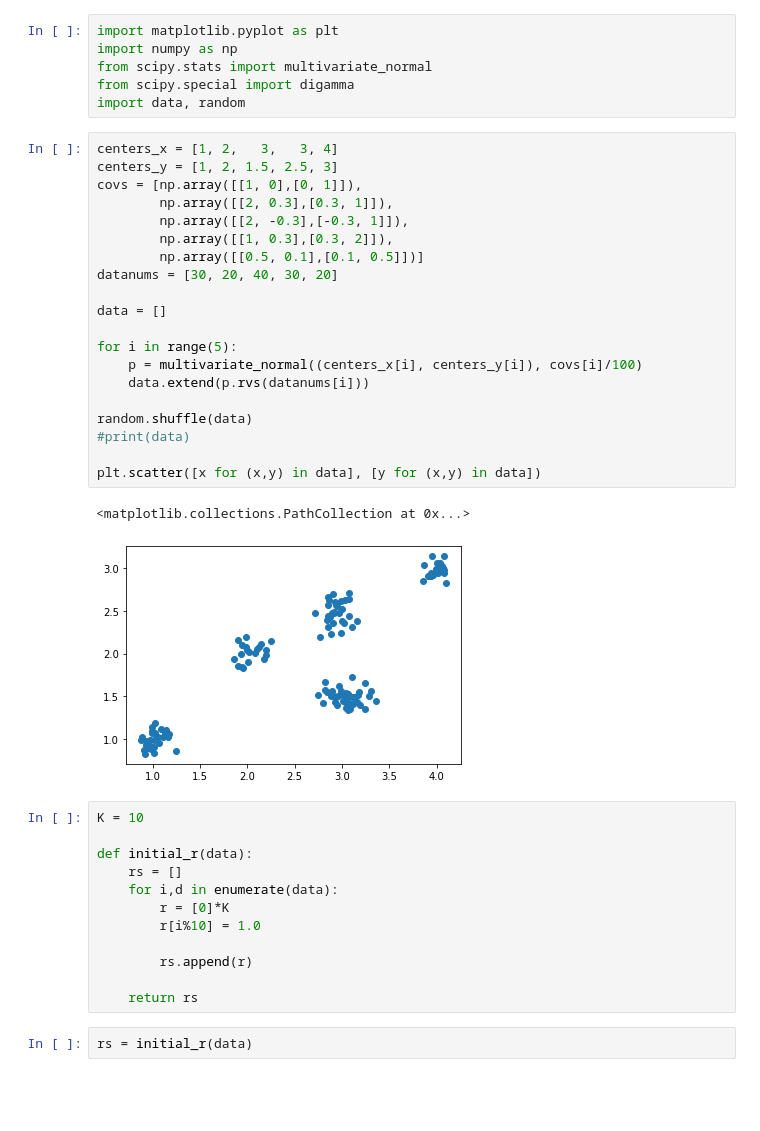
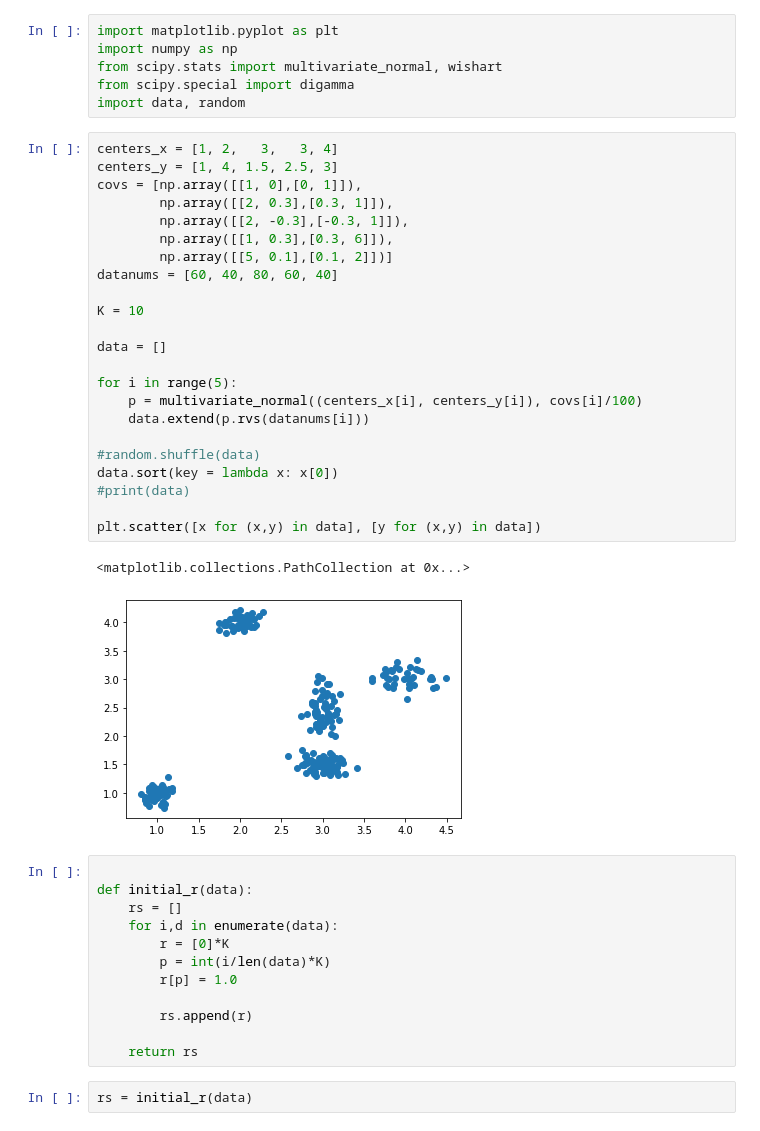
Before and after one commit to ryuichiueda/robot_and_stats_code, a Jupyter notebook: 8章の変分推論.ipynb, the cells around one changed output. Cells and saved outputs as stored; diff of their text form; blank space fills up the shorter version.

```diff
--- a/8章の変分推論.ipynb
+++ b/8章の変分推論.ipynb
@@ -1,40 +1,43 @@
 # %%
 import matplotlib.pyplot as plt
 import numpy as np
-from scipy.stats import multivariate_normal
+from scipy.stats import multivariate_normal, wishart
 from scipy.special import digamma
 import data, random
 # %%
 centers_x = [1, 2,   3,   3, 4]
-centers_y = [1, 2, 1.5, 2.5, 3]
+centers_y = [1, 4, 1.5, 2.5, 3]
 covs = [np.array([[1, 0],[0, 1]]),
         np.array([[2, 0.3],[0.3, 1]]),
         np.array([[2, -0.3],[-0.3, 1]]),
-        np.array([[1, 0.3],[0.3, 2]]),
-        np.array([[0.5, 0.1],[0.1, 0.5]])]
-datanums = [30, 20, 40, 30, 20]
+        np.array([[1, 0.3],[0.3, 6]]),
+        np.array([[5, 0.1],[0.1, 2]])]
+datanums = [60, 40, 80, 60, 40]
+
+K = 10
 
 data = []
 
 for i in range(5):
     p = multivariate_normal((centers_x[i], centers_y[i]), covs[i]/100)
     data.extend(p.rvs(datanums[i]))
 
-random.shuffle(data)
+#random.shuffle(data)
+data.sort(key = lambda x: x[0])
 #print(data)
 
 plt.scatter([x for (x,y) in data], [y for (x,y) in data])
 # %% [output]
 <matplotlib.collections.PathCollection at 0x...>
-[figure, old version]
+[figure, new version]
 # %%
-K = 10
 
 def initial_r(data):
     rs = []
     for i,d in enumerate(data):
         r = [0]*K
-        r[i%10] = 1.0
+        p = int(i/len(data)*K)
+        r[p] = 1.0
 
         rs.append(r)
 
```
Also changed, not shown: parts of 9 cells of this notebook.
